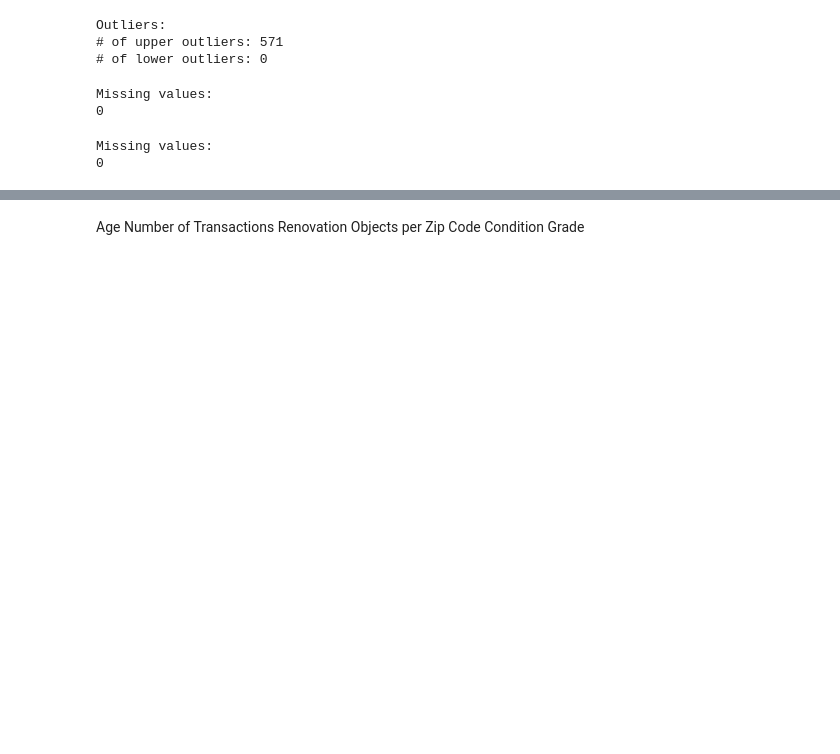
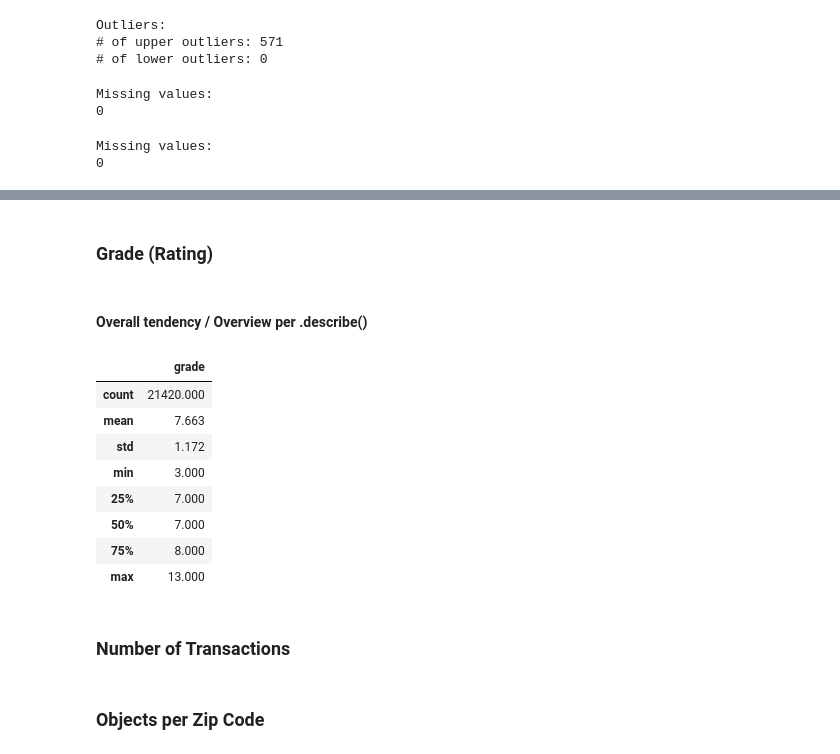
Before and after one commit to StefanK2ff/nf-eda-project, a Jupyter notebook: 1_Basic_Analysis.ipynb, the cells around one changed output, grey strips where cells are left out. Cells and saved outputs as stored; diff of their text form; code cells hidden in the pictures; blank space fills up the shorter version.

```diff
--- a/1_Basic_Analysis.ipynb
+++ b/1_Basic_Analysis.ipynb
@@ -453,0 +564,22 @@ Missing values:
+# %% [markdown]
+### Grade (Rating)
+# %% [markdown]
+#### Overall tendency / Overview per .describe()
+# %%
+df_rating = df.groupby('house_id').agg({'grade': 'mean'})
+
+display(
+    df_rating.describe()
+)
+# %% [output]
+|  | grade |
+| count | 21420.000 |
+| mean | 7.663 |
+| std | 1.172 |
+| min | 3.000 |
+| 25% | 7.000 |
+| 50% | 7.000 |
+| 75% | 8.000 |
+| max | 13.000 |
+# %% [markdown]
+### Number of Transactions
@@ -454,6 +590,2 @@ Missing values:
 # %% [markdown]
-Age
-Number of Transactions
-Renovation
-Objects per Zip Code
-Condition Grade
+### Objects per Zip Code
```
Also changed, not shown: parts of 21 cells of this notebook.
